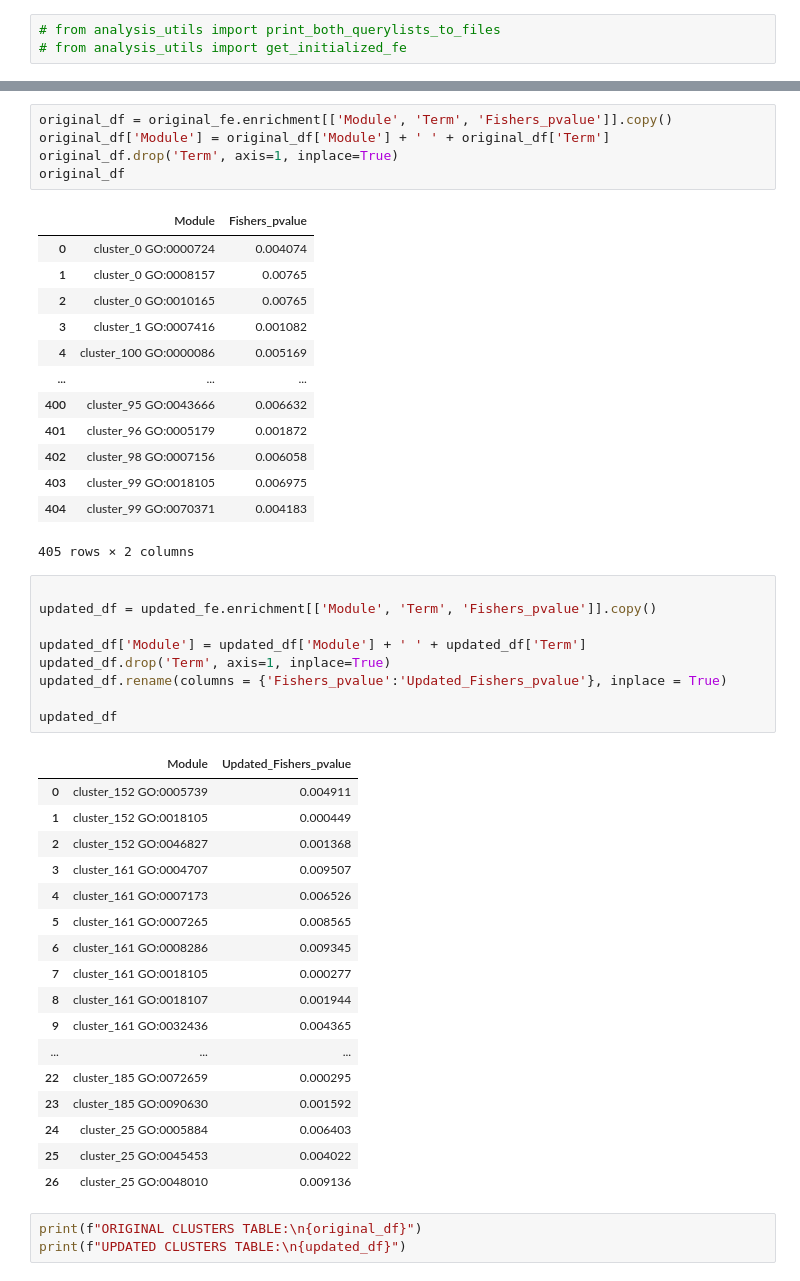
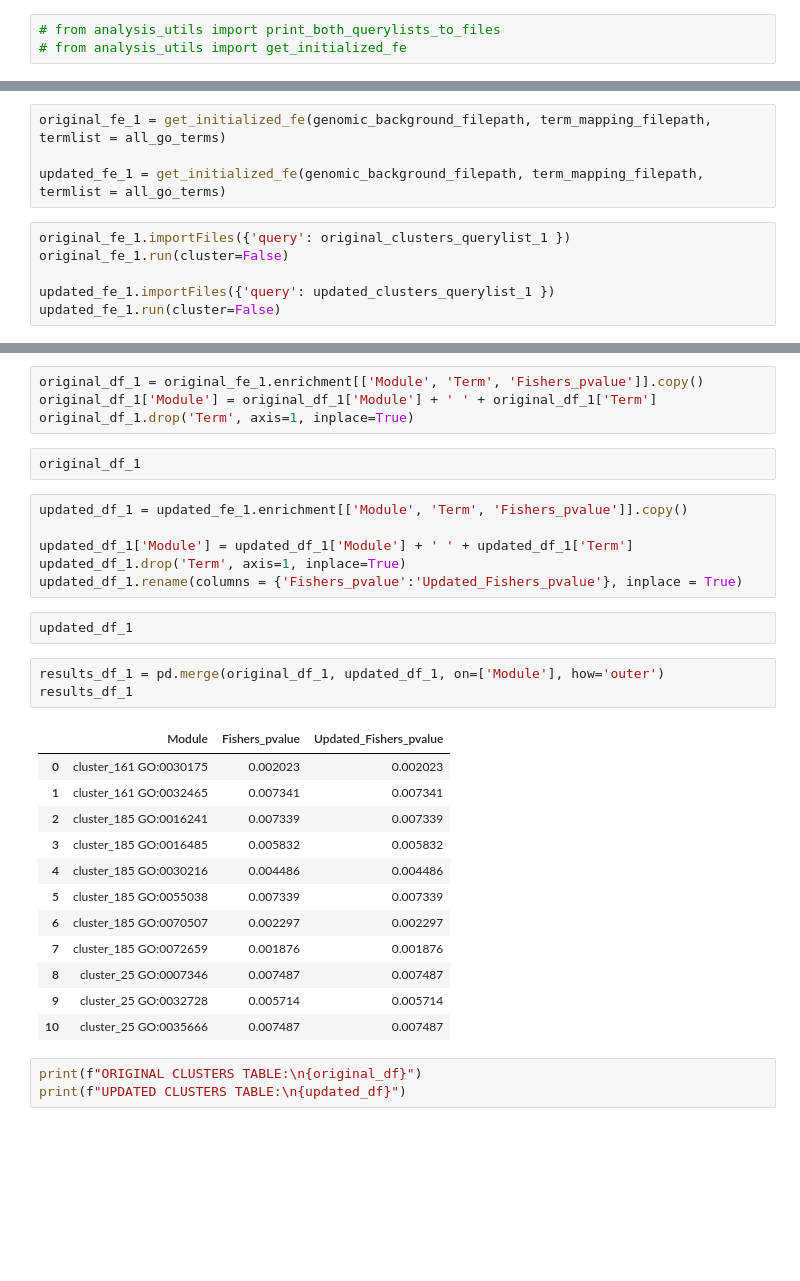
Before and after one commit to chrlatte/ClusteringWithDSD, a Jupyter notebook: src/analysis_notebook.ipynb, the cells around one changed output, grey strips where cells are left out. Saved outputs shown, nothing was run; the diff lists cells and outputs as text; blank space fills up the shorter version.

```diff
--- a/src/analysis_notebook.ipynb
+++ b/src/analysis_notebook.ipynb
@@ -84,0 +117,10 @@ print_both_querylists_to_files(qualifying_proteins_1.keys(), clusters, new_clust
+# %%
+original_fe_1 = get_initialized_fe(genomic_background_filepath, term_mapping_filepath, termlist = all_go_terms)
+
+updated_fe_1 = get_initialized_fe(genomic_background_filepath, term_mapping_filepath, termlist = all_go_terms)
+# %%
+original_fe_1.importFiles({'query': original_clusters_querylist_1 })
+original_fe_1.run(cluster=False)
+
+updated_fe_1.importFiles({'query': updated_clusters_querylist_1 })
+updated_fe_1.run(cluster=False)
@@ -85,49 +133,33 @@ print_both_querylists_to_files(qualifying_proteins_1.keys(), clusters, new_clust
 # %%
-original_df = original_fe.enrichment[['Module', 'Term', 'Fishers_pvalue']].copy()
-original_df['Module'] = original_df['Module'] + ' ' + original_df['Term']
-original_df.drop('Term', axis=1, inplace=True)
-original_df
+original_df_1 = original_fe_1.enrichment[['Module', 'Term', 'Fishers_pvalue']].copy()
+original_df_1['Module'] = original_df_1['Module'] + ' ' + original_df_1['Term']
+original_df_1.drop('Term', axis=1, inplace=True)
-# %% [output]
-|  | Module | Fishers_pvalue |
-| 0 | cluster_0 GO:0000724 | 0.004074 |
-| 1 | cluster_0 GO:0008157 | 0.00765 |
-| 2 | cluster_0 GO:0010165 | 0.00765 |
-| 3 | cluster_1 GO:0007416 | 0.001082 |
-| 4 | cluster_100 GO:0000086 | 0.005169 |
-| ... | ... | ... |
-| 400 | cluster_95 GO:0043666 | 0.006632 |
-| 401 | cluster_96 GO:0005179 | 0.001872 |
-| 402 | cluster_98 GO:0007156 | 0.006058 |
-| 403 | cluster_99 GO:0018105 | 0.006975 |
-| 404 | cluster_99 GO:0070371 | 0.004183 |
-405 rows × 2 columns
+# %%
+original_df_1
 # %%
+updated_df_1 = updated_fe_1.enrichment[['Module', 'Term', 'Fishers_pvalue']].copy()
 
-updated_df = updated_fe.enrichment[['Module', 'Term', 'Fishers_pvalue']].copy()
-
-updated_df['Module'] = updated_df['Module'] + ' ' + updated_df['Term']
-updated_df.drop('Term', axis=1, inplace=True)
-updated_df.rename(columns = {'Fishers_pvalue':'Updated_Fishers_pvalue'}, inplace = True)
-
-updated_df
+updated_df_1['Module'] = updated_df_1['Module'] + ' ' + updated_df_1['Term']
+updated_df_1.drop('Term', axis=1, inplace=True)
+updated_df_1.rename(columns = {'Fishers_pvalue':'Updated_Fishers_pvalue'}, inplace = True)
-# %% [output]
-|  | Module | Updated_Fishers_pvalue |
-| 0 | cluster_152 GO:0005739 | 0.004911 |
-| 1 | cluster_152 GO:0018105 | 0.000449 |
-| 2 | cluster_152 GO:0046827 | 0.001368 |
-| 3 | cluster_161 GO:0004707 | 0.009507 |
-| 4 | cluster_161 GO:0007173 | 0.006526 |
-| 5 | cluster_161 GO:0007265 | 0.008565 |
-| 6 | cluster_161 GO:0008286 | 0.009345 |
-| 7 | cluster_161 GO:0018105 | 0.000277 |
-| 8 | cluster_161 GO:0018107 | 0.001944 |
-| 9 | cluster_161 GO:0032436 | 0.004365 |
-| ... | ... | ... |
-| 22 | cluster_185 GO:0072659 | 0.000295 |
-| 23 | cluster_185 GO:0090630 | 0.001592 |
-| 24 | cluster_25 GO:0005884 | 0.006403 |
-| 25 | cluster_25 GO:0045453 | 0.004022 |
-| 26 | cluster_25 GO:0048010 | 0.009136 |
+# %%
+updated_df_1
+# %%
+results_df_1 = pd.merge(original_df_1, updated_df_1, on=['Module'], how='outer')
+results_df_1
+# %% [output]
+|  | Module | Fishers_pvalue | Updated_Fishers_pvalue |
+| 0 | cluster_161 GO:0030175 | 0.002023 | 0.002023 |
+| 1 | cluster_161 GO:0032465 | 0.007341 | 0.007341 |
+| 2 | cluster_185 GO:0016241 | 0.007339 | 0.007339 |
+| 3 | cluster_185 GO:0016485 | 0.005832 | 0.005832 |
+| 4 | cluster_185 GO:0030216 | 0.004486 | 0.004486 |
+| 5 | cluster_185 GO:0055038 | 0.007339 | 0.007339 |
+| 6 | cluster_185 GO:0070507 | 0.002297 | 0.002297 |
+| 7 | cluster_185 GO:0072659 | 0.001876 | 0.001876 |
+| 8 | cluster_25 GO:0007346 | 0.007487 | 0.007487 |
+| 9 | cluster_25 GO:0032728 | 0.005714 | 0.005714 |
+| 10 | cluster_25 GO:0035666 | 0.007487 | 0.007487 |
 # %%
 print(f"ORIGINAL CLUSTERS TABLE:\n{original_df}")
 print(f"UPDATED CLUSTERS TABLE:\n{updated_df}")
```
Also changed, not shown: parts of 18 cells of this notebook, 1 other file.
